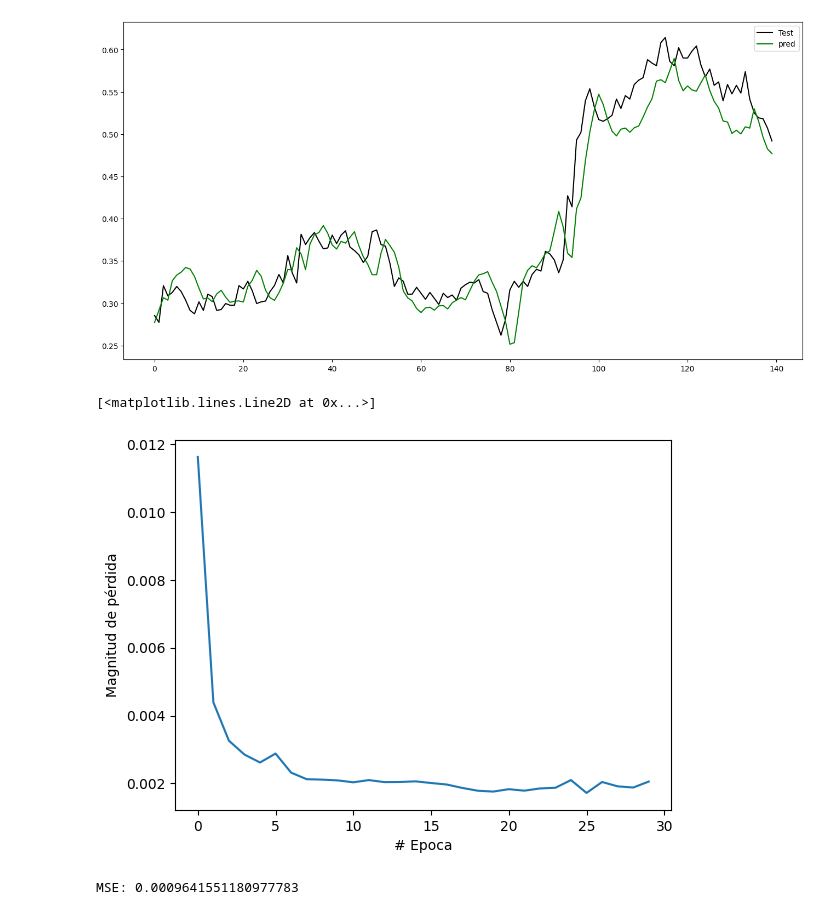
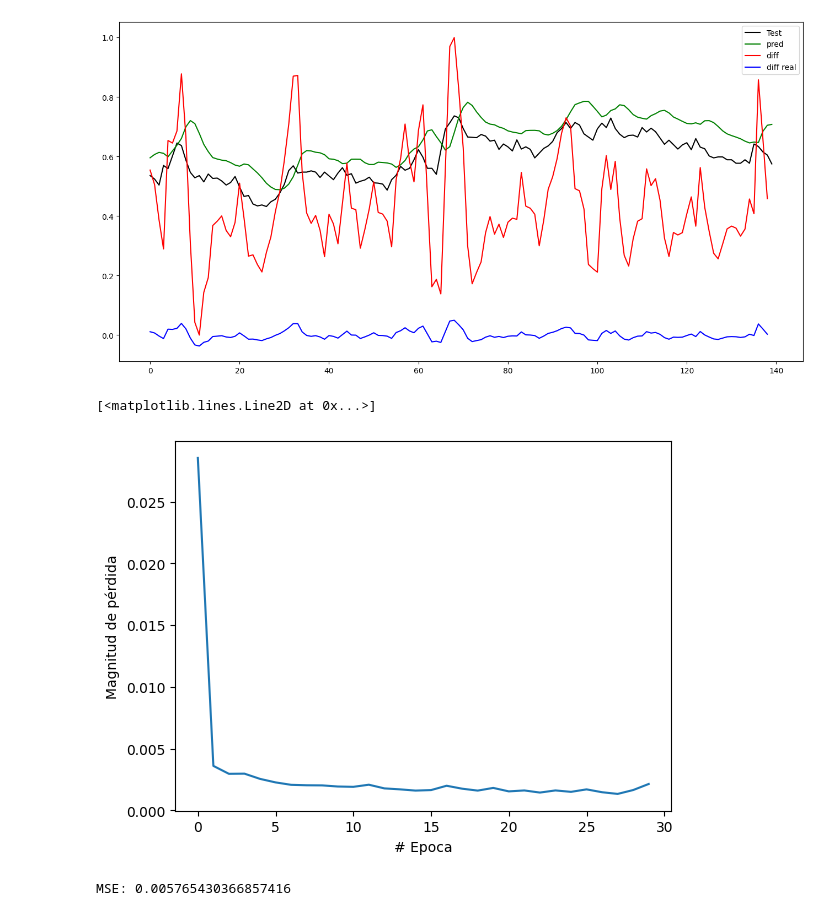
Before and after one commit to luisgomezzz/luchocrypto, a Jupyter notebook: predictor/predictor.ipynb, the cells around one changed output. Saved outputs shown, nothing was run; the diff lists cells and outputs as text; code cells hidden in the pictures.

```diff
--- a/predictor/predictor.ipynb
+++ b/predictor/predictor.ipynb
@@ -21,7 +21,7 @@ from keras.layers import Dense, Dropout, LSTM, Input, Activation, concatenate
 import numpy as np
 from sklearn.metrics import mean_squared_error
 
-symbol = 'CFXUSDT'
+symbol = 'RNDRUSDT'
 client = Client("qycthSI8s5HH0b95MxH3lFKPPUeZu8mCSgztp00x2d7SdHmfOp2U9qBeCCbxPyDg",
                 "zeJqYkyWzBIdGDMmyfUnofQiThirgEgOCDYvS3rzcq4yle1afD7YEQkciCI43yNs")
 
@@ -46,6 +46,7 @@ def get_bollinger_bands(df):
     basis = talib.SMA(close, length)
     dev = mult * talib.STDDEV(close, length)
     df['upper'] = basis + dev
+    df['lower'] = basis - dev
     return df
 
 data['RSI']=ta.rsi(data.Close, length=15)
@@ -138,7 +139,8 @@ deriv_y_pred_scaled = sc.fit_transform(deriv_y_pred)
 plt.figure(figsize=(16,8))
 plt.plot(y_test, color = 'black', label = 'Test')
 plt.plot(y_pred, color = 'green', label = 'pred')
-#plt.plot(deriv_y_pred_scaled, color = 'red', label = 'deriv')
+plt.plot(deriv_y_pred_scaled, color = 'red', label = 'diff')
+plt.plot(deriv_y_pred, color = 'blue', label = 'diff real')
 plt.legend()
 plt.show()
 # %% [output]
@@ -146,11 +148,11 @@ plt.show()
-[figure, old version]
+[figure, new version]
 # %%
 plt.xlabel("# Epoca")
 plt.ylabel("Magnitud de pérdida")
 plt.plot(history.history["loss"])
 # %% [output]
 [<matplotlib.lines.Line2D at 0x...>]
-[figure, old version]
+[figure, new version]
 # %%
 # Obtener las predicciones del modelo
 #y_pred = model.predict(X_test)
@@ -161,4 +163,4 @@ mse = mean_squared_error(y_test, y_pred)
 # Imprimir el MSE
 print('MSE:', mse)
 # %% [output]
-MSE: 0.0009641551180977783
+MSE: 0.005765430366857416
```
Also changed, not shown: parts of 3 cells of this notebook, 2 other files.
